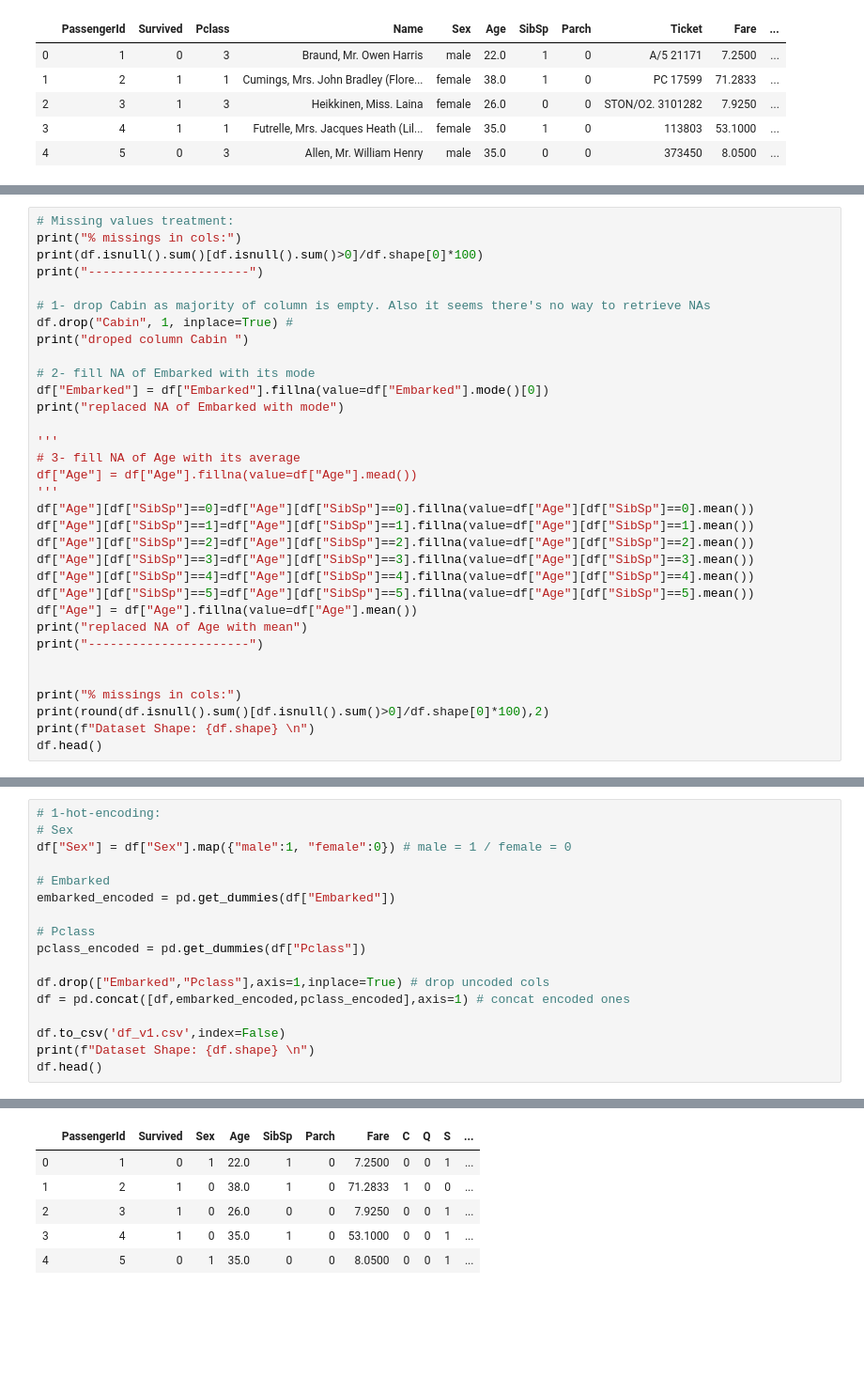
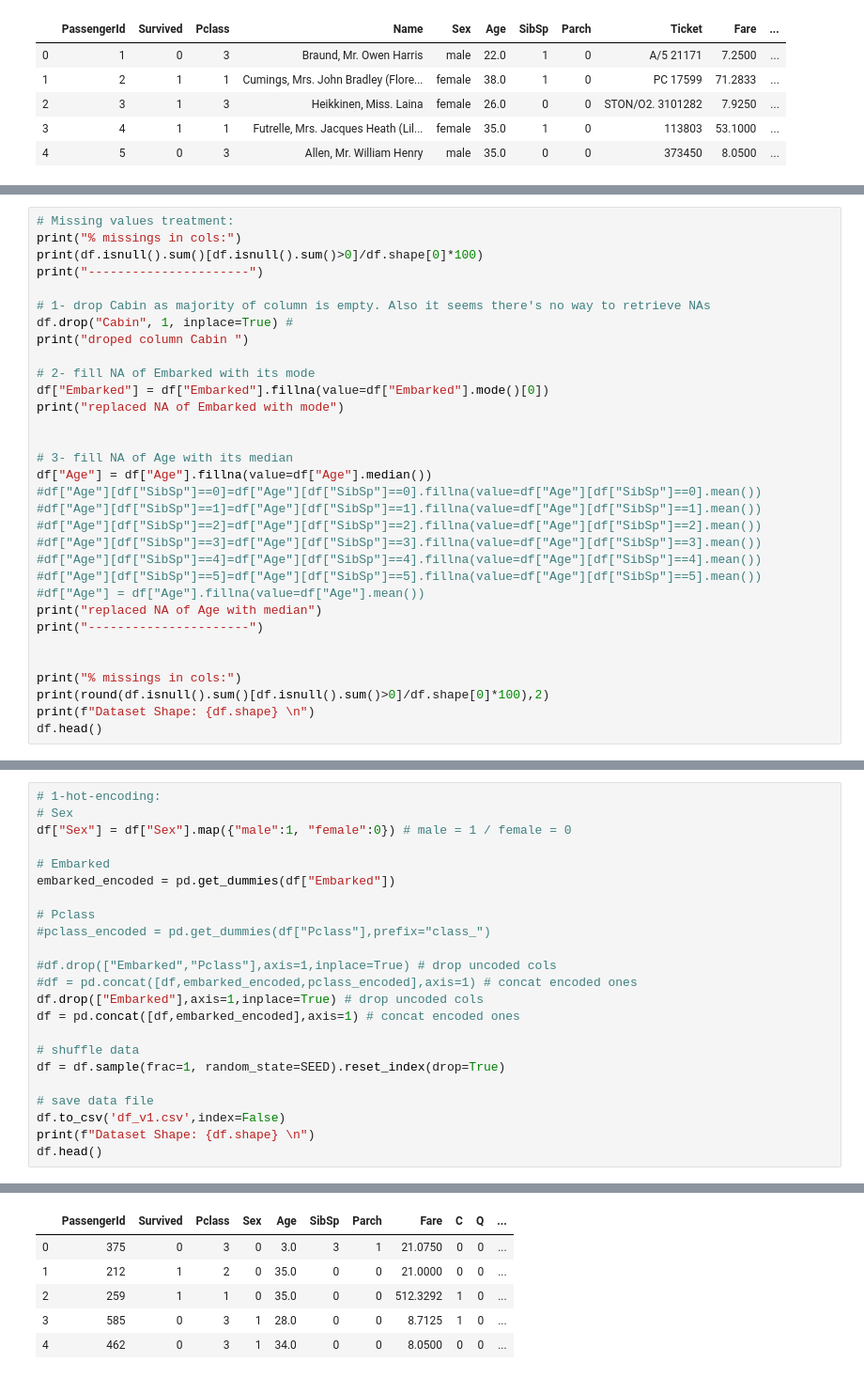
Before and after one commit to rezan21/Kaggle-Titanic-Competition, a Jupyter notebook: Titanic-notebook.ipynb, the cells around one changed output, grey strips where cells are left out. Shown at 94% size. Saved outputs shown, nothing was run; the diff lists cells and outputs as text; blank space fills up the shorter version.

```diff
--- a/Titanic-notebook.ipynb
+++ b/Titanic-notebook.ipynb
@@ -121,18 +128,17 @@ print("droped column Cabin ")
 df["Embarked"] = df["Embarked"].fillna(value=df["Embarked"].mode()[0])
 print("replaced NA of Embarked with mode")
 
-'''
-# 3- fill NA of Age with its average
-df["Age"] = df["Age"].fillna(value=df["Age"].mead())
-'''
-df["Age"][df["SibSp"]==0]=df["Age"][df["SibSp"]==0].fillna(value=df["Age"][df["SibSp"]==0].mean())
-df["Age"][df["SibSp"]==1]=df["Age"][df["SibSp"]==1].fillna(value=df["Age"][df["SibSp"]==1].mean())
-df["Age"][df["SibSp"]==2]=df["Age"][df["SibSp"]==2].fillna(value=df["Age"][df["SibSp"]==2].mean())
-df["Age"][df["SibSp"]==3]=df["Age"][df["SibSp"]==3].fillna(value=df["Age"][df["SibSp"]==3].mean())
-df["Age"][df["SibSp"]==4]=df["Age"][df["SibSp"]==4].fillna(value=df["Age"][df["SibSp"]==4].mean())
-df["Age"][df["SibSp"]==5]=df["Age"][df["SibSp"]==5].fillna(value=df["Age"][df["SibSp"]==5].mean())
-df["Age"] = df["Age"].fillna(value=df["Age"].mean())
-print("replaced NA of Age with mean")
+
+# 3- fill NA of Age with its median
+df["Age"] = df["Age"].fillna(value=df["Age"].median())
+#df["Age"][df["SibSp"]==0]=df["Age"][df["SibSp"]==0].fillna(value=df["Age"][df["SibSp"]==0].mean())
+#df["Age"][df["SibSp"]==1]=df["Age"][df["SibSp"]==1].fillna(value=df["Age"][df["SibSp"]==1].mean())
+#df["Age"][df["SibSp"]==2]=df["Age"][df["SibSp"]==2].fillna(value=df["Age"][df["SibSp"]==2].mean())
+#df["Age"][df["SibSp"]==3]=df["Age"][df["SibSp"]==3].fillna(value=df["Age"][df["SibSp"]==3].mean())
+#df["Age"][df["SibSp"]==4]=df["Age"][df["SibSp"]==4].fillna(value=df["Age"][df["SibSp"]==4].mean())
+#df["Age"][df["SibSp"]==5]=df["Age"][df["SibSp"]==5].fillna(value=df["Age"][df["SibSp"]==5].mean())
+#df["Age"] = df["Age"].fillna(value=df["Age"].mean())
+print("replaced NA of Age with median")
 print("----------------------")
 
 
@@ -187,11 +175,17 @@ df["Sex"] = df["Sex"].map({"male":1, "female":0}) # male = 1 / female = 0
 embarked_encoded = pd.get_dummies(df["Embarked"])
 
 # Pclass
-pclass_encoded = pd.get_dummies(df["Pclass"])
+#pclass_encoded = pd.get_dummies(df["Pclass"],prefix="class_")
 
-df.drop(["Embarked","Pclass"],axis=1,inplace=True) # drop uncoded cols
-df = pd.concat([df,embarked_encoded,pclass_encoded],axis=1) # concat encoded ones
+#df.drop(["Embarked","Pclass"],axis=1,inplace=True) # drop uncoded cols
+#df = pd.concat([df,embarked_encoded,pclass_encoded],axis=1) # concat encoded ones
+df.drop(["Embarked"],axis=1,inplace=True) # drop uncoded cols
+df = pd.concat([df,embarked_encoded],axis=1) # concat encoded ones
 
+# shuffle data
+df = df.sample(frac=1, random_state=SEED).reset_index(drop=True)
+
+# save data file
 df.to_csv('df_v1.csv',index=False)
 print(f"Dataset Shape: {df.shape} \n")
 df.head()
@@ -200,9 +194,9 @@ Dataset Shape: (891, 13)
-|  | PassengerId | Survived | Sex | Age | SibSp | Parch | Fare | C | Q | S | ... |
-| 0 | 1 | 0 | 1 | 22.0 | 1 | 0 | 7.2500 | 0 | 0 | 1 | ... |
-| 1 | 2 | 1 | 0 | 38.0 | 1 | 0 | 71.2833 | 1 | 0 | 0 | ... |
-| 2 | 3 | 1 | 0 | 26.0 | 0 | 0 | 7.9250 | 0 | 0 | 1 | ... |
-| 3 | 4 | 1 | 0 | 35.0 | 1 | 0 | 53.1000 | 0 | 0 | 1 | ... |
-| 4 | 5 | 0 | 1 | 35.0 | 0 | 0 | 8.0500 | 0 | 0 | 1 | ... |
+|  | PassengerId | Survived | Pclass | Sex | Age | SibSp | Parch | Fare | C | Q | ... |
+| 0 | 375 | 0 | 3 | 0 | 3.0 | 3 | 1 | 21.0750 | 0 | 0 | ... |
+| 1 | 212 | 1 | 2 | 0 | 35.0 | 0 | 0 | 21.0000 | 0 | 0 | ... |
+| 2 | 259 | 1 | 1 | 0 | 35.0 | 0 | 0 | 512.3292 | 1 | 0 | ... |
+| 3 | 585 | 0 | 3 | 1 | 28.0 | 0 | 0 | 8.7125 | 1 | 0 | ... |
+| 4 | 462 | 0 | 3 | 1 | 34.0 | 0 | 0 | 8.0500 | 0 | 0 | ... |
 # %%
 #modeling:
 df_v1 = pd.read_csv("df_v1.csv")
```
Also changed, not shown: parts of 19 cells of this notebook, 2 other files.
